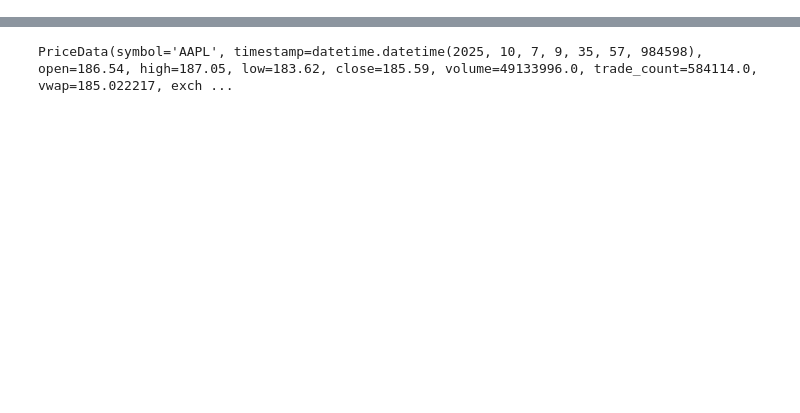
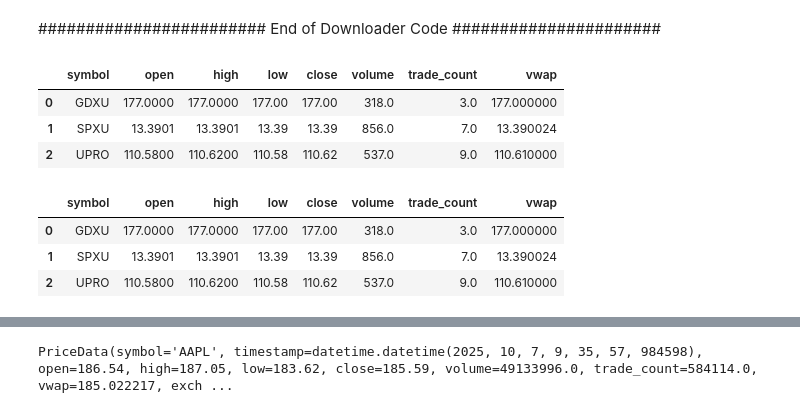
Before and after one commit to amperie/trading_guy, a Jupyter notebook: data/alpaca_downloader.ipynb, the cells around one changed output, grey strips where cells are left out. Drawn from its saved outputs; the diff is of its cells as text; code cells hidden in the pictures; blank space fills up the shorter version.

```diff
--- a/data/alpaca_downloader.ipynb
+++ b/data/alpaca_downloader.ipynb
@@ -86,3 +75,23 @@ df.reset_index()
+# %% [markdown]
+######################## End of Downloader Code ######################
+# %%
+timestamp = "2025-11-19 23:56:00+00:00"
+day_data = df.xs(timestamp, level='timestamp')
+day_data.reset_index()
+#day_data
+# %% [output]
+|  | symbol | open | high | low | close | volume | trade_count | vwap |
+| 0 | GDXU | 177.0000 | 177.0000 | 177.00 | 177.00 | 318.0 | 3.0 | 177.000000 |
+| 1 | SPXU | 13.3901 | 13.3901 | 13.39 | 13.39 | 856.0 | 7.0 | 13.390024 |
+| 2 | UPRO | 110.5800 | 110.6200 | 110.58 | 110.62 | 537.0 | 9.0 | 110.610000 |
+# %%
+day_data = day_data.reset_index()
+day_data
+# %% [output]
+|  | symbol | open | high | low | close | volume | trade_count | vwap |
+| 0 | GDXU | 177.0000 | 177.0000 | 177.00 | 177.00 | 318.0 | 3.0 | 177.000000 |
+| 1 | SPXU | 13.3901 | 13.3901 | 13.39 | 13.39 | 856.0 | 7.0 | 13.390024 |
+| 2 | UPRO | 110.5800 | 110.6200 | 110.58 | 110.62 | 537.0 | 9.0 | 110.610000 |
 # %%
 d = day_data.to_dict(orient="records")
 d
```
Also changed, not shown: parts of 7 cells of this notebook, 18 other files.
